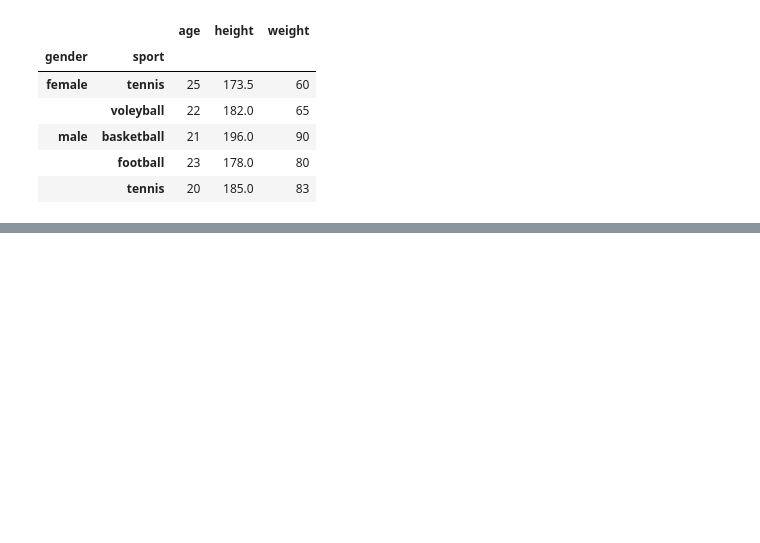
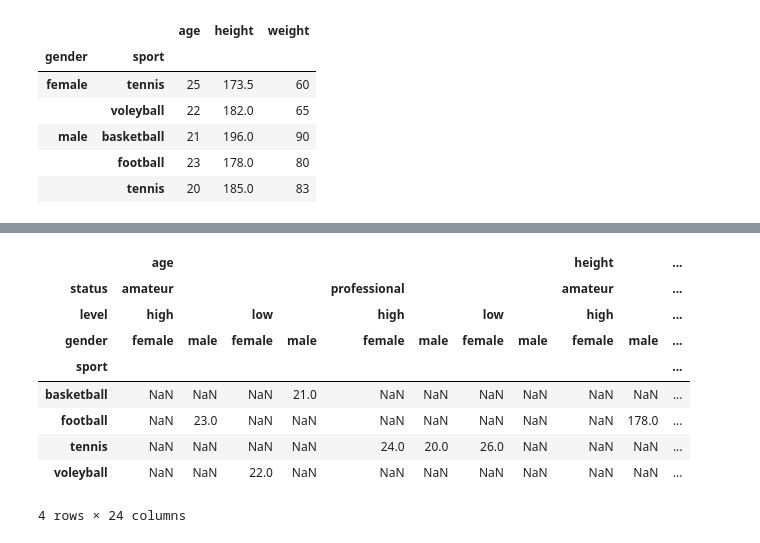
Before and after one commit to Yusuf5001/DA-with-Python, a Jupyter notebook: Pandas Operations.ipynb, the cells around one changed output, grey strips where cells are left out. Cells and saved outputs as stored; diff of their text form; code cells hidden in the pictures; blank space fills up the shorter version.

```diff
--- a/Pandas Operations.ipynb
+++ b/Pandas Operations.ipynb
@@ -698,0 +853,13 @@ df6.pivot_table(index=["gender","sport"],
+# %%
+df7.unstack(-2)
+# %% [output]
+|  | age |  |  |  |  |  |  |  | height |  | ... |
+| status | amateur |  |  |  | professional |  |  |  | amateur |  | ... |
+| level | high |  | low |  | high |  | low |  | high |  | ... |
+| gender | female | male | female | male | female | male | female | male | female | male | ... |
+| sport |  |  |  |  |  |  |  |  |  |  | ... |
+| basketball | NaN | NaN | NaN | 21.0 | NaN | NaN | NaN | NaN | NaN | NaN | ... |
+| football | NaN | 23.0 | NaN | NaN | NaN | NaN | NaN | NaN | NaN | 178.0 | ... |
+| tennis | NaN | NaN | NaN | NaN | 24.0 | 20.0 | 26.0 | NaN | NaN | NaN | ... |
+| voleyball | NaN | NaN | 22.0 | NaN | NaN | NaN | NaN | NaN | NaN | NaN | ... |
+4 rows × 24 columns
```
Also changed, not shown: parts of 13 cells of this notebook.
